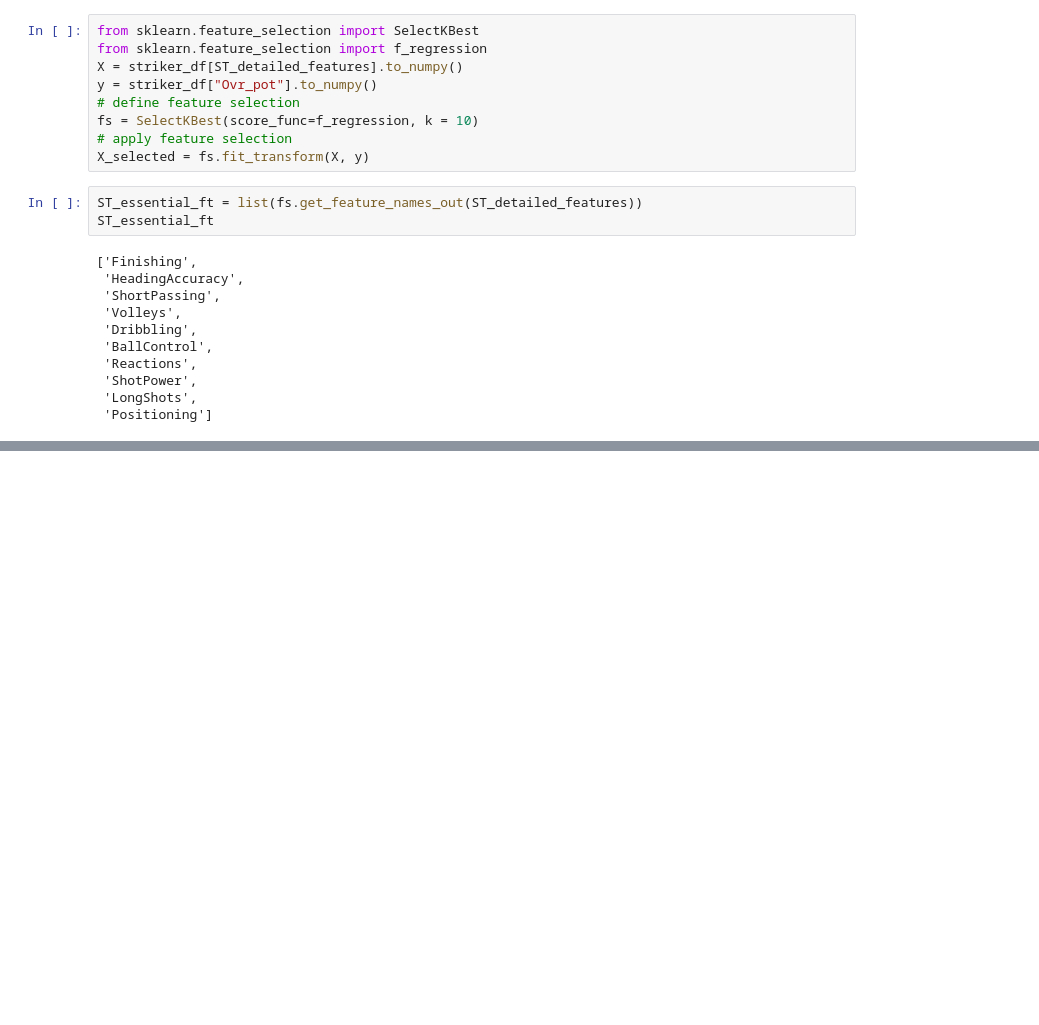
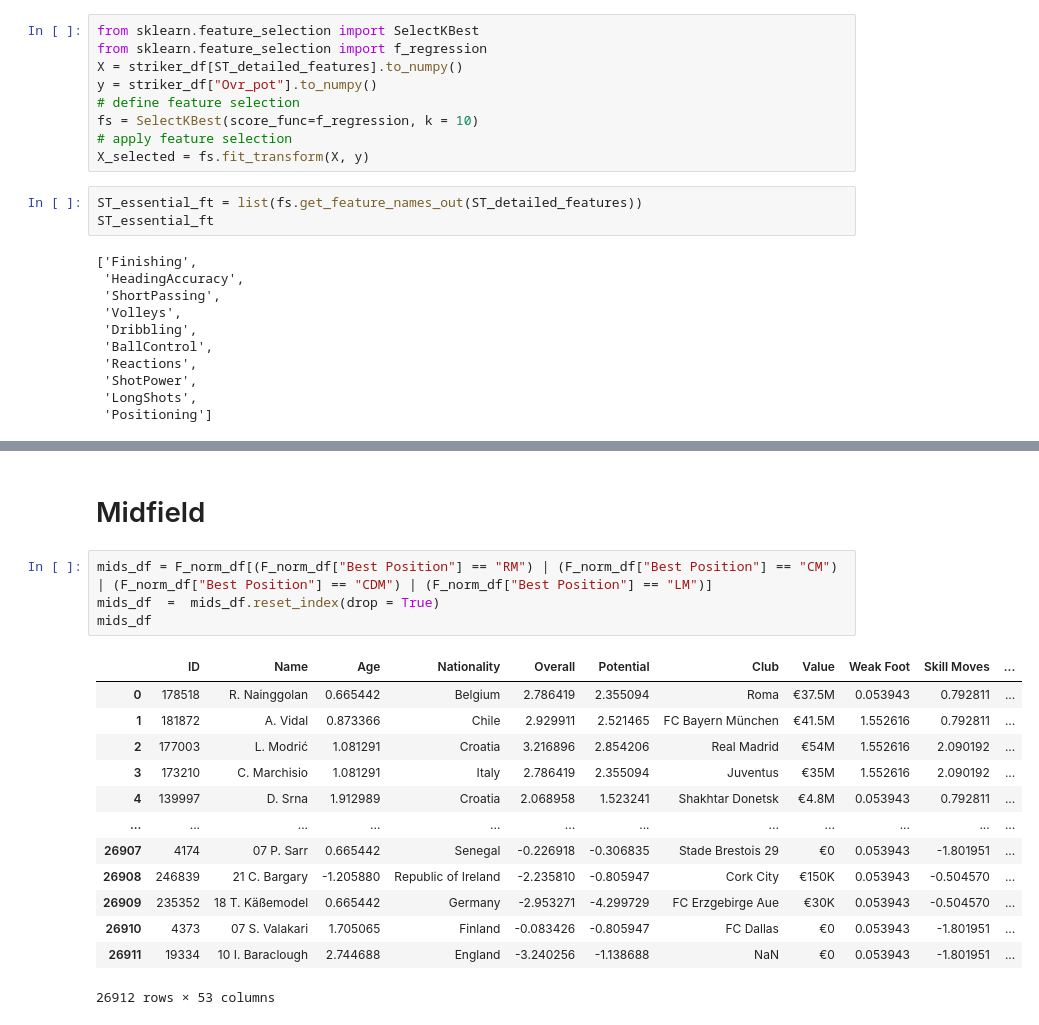
Before and after one commit to Blu-FiBEr/Scoutify, a Jupyter notebook: ClubToPlayer.ipynb, the cells around one changed output, grey strips where cells are left out. Saved outputs shown, nothing was run; the diff lists cells and outputs as text; blank space fills up the shorter version.

```diff
--- a/ClubToPlayer.ipynb
+++ b/ClubToPlayer.ipynb
@@ -272,0 +355,20 @@ ST_essential_ft
+# %% [markdown]
+# Midfield
+# %%
+mids_df = F_norm_df[(F_norm_df["Best Position"] == "RM") | (F_norm_df["Best Position"] == "CM") | (F_norm_df["Best Position"] == "CDM") | (F_norm_df["Best Position"] == "LM")]
+mids_df  =  mids_df.reset_index(drop = True)
+mids_df
+# %% [output]
+|  | ID | Name | Age | Nationality | Overall | Potential | Club | Value | Weak Foot | Skill Moves | ... |
+| 0 | 178518 | R. Nainggolan | 0.665442 | Belgium | 2.786419 | 2.355094 | Roma | €37.5M | 0.053943 | 0.792811 | ... |
+| 1 | 181872 | A. Vidal | 0.873366 | Chile | 2.929911 | 2.521465 | FC Bayern München | €41.5M | 1.552616 | 0.792811 | ... |
+| 2 | 177003 | L. Modrić | 1.081291 | Croatia | 3.216896 | 2.854206 | Real Madrid | €54M | 1.552616 | 2.090192 | ... |
+| 3 | 173210 | C. Marchisio | 1.081291 | Italy | 2.786419 | 2.355094 | Juventus | €35M | 1.552616 | 2.090192 | ... |
+| 4 | 139997 | D. Srna | 1.912989 | Croatia | 2.068958 | 1.523241 | Shakhtar Donetsk | €4.8M | 0.053943 | 0.792811 | ... |
+| ... | ... | ... | ... | ... | ... | ... | ... | ... | ... | ... | ... |
+| 26907 | 4174 | 07 P. Sarr | 0.665442 | Senegal | -0.226918 | -0.306835 | Stade Brestois 29 | €0 | 0.053943 | -1.801951 | ... |
+| 26908 | 246839 | 21 C. Bargary | -1.205880 | Republic of Ireland | -2.235810 | -0.805947 | Cork City | €150K | 0.053943 | -0.504570 | ... |
+| 26909 | 235352 | 18 T. Käßemodel | 0.665442 | Germany | -2.953271 | -4.299729 | FC Erzgebirge Aue | €30K | 0.053943 | -0.504570 | ... |
+| 26910 | 4373 | 07 S. Valakari | 1.705065 | Finland | -0.083426 | -0.805947 | FC Dallas | €0 | 0.053943 | -1.801951 | ... |
+| 26911 | 19334 | 10 I. Baraclough | 2.744688 | England | -3.240256 | -1.138688 | NaN | €0 | 0.053943 | -1.801951 | ... |
+26912 rows × 53 columns
```
Also changed, not shown: parts of 23 cells of this notebook.
